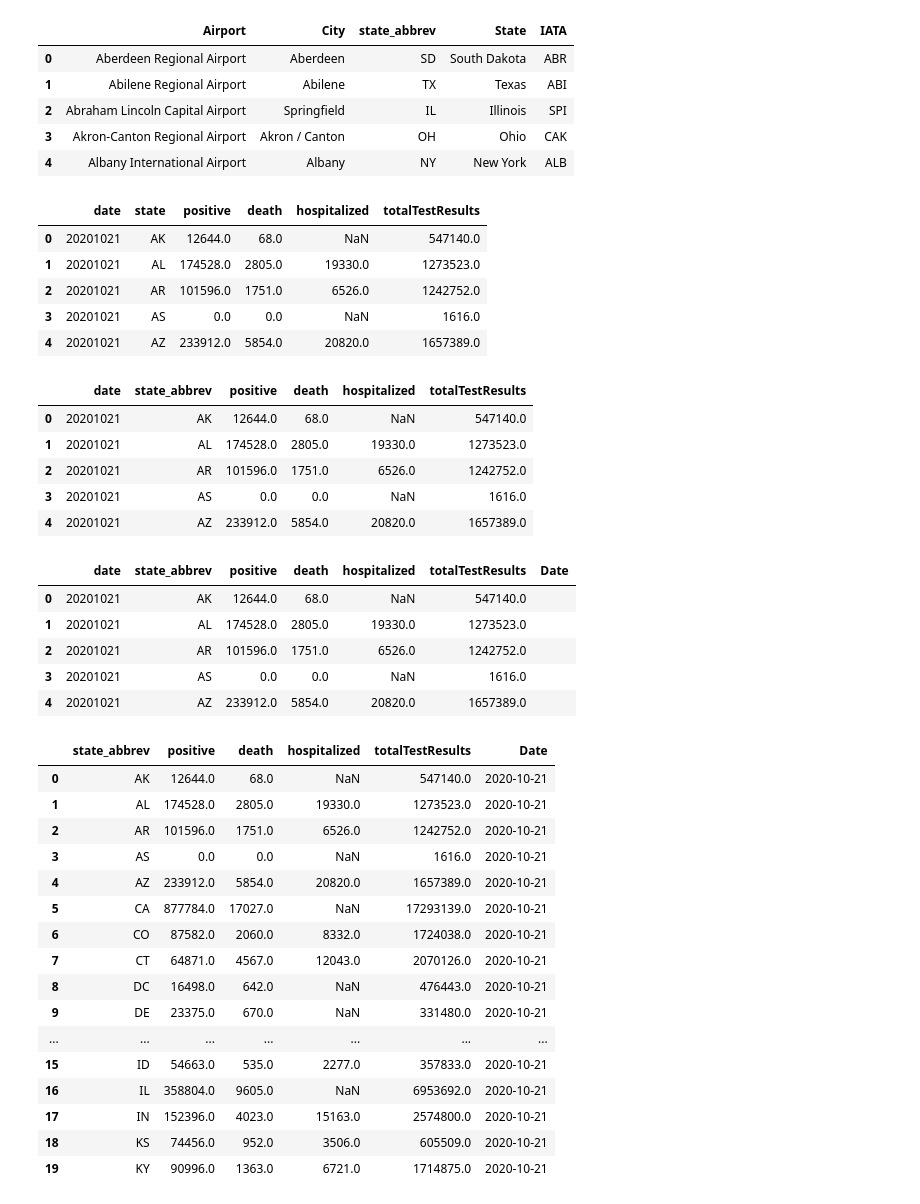
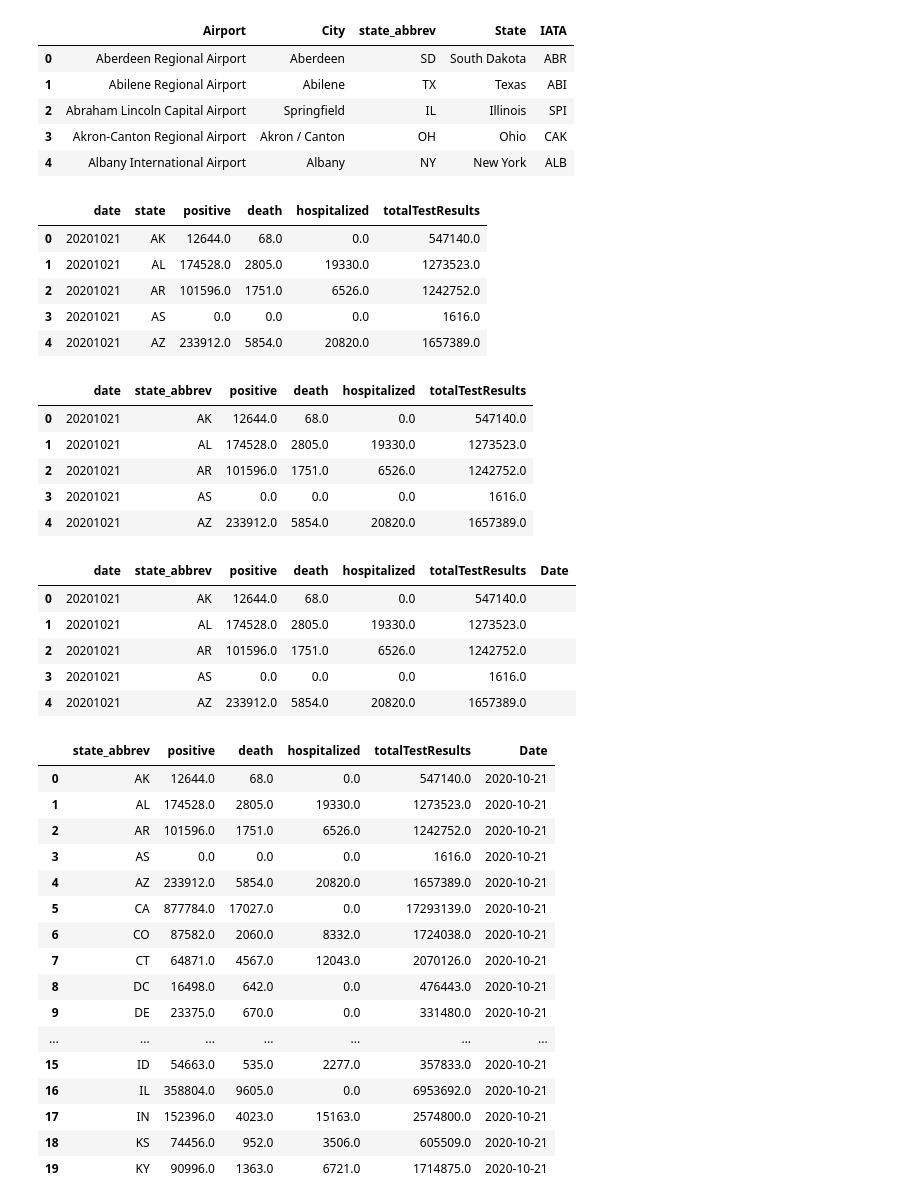
Before and after one commit to MersedehSP/Covid_Analyzer, a Jupyter notebook: Covid_Analysis_web_api.ipynb, the cells around one changed output. Saved outputs shown, nothing was run; the diff lists cells and outputs as text; code cells hidden in the pictures.

```diff
--- a/Covid_Analysis_web_api.ipynb
+++ b/Covid_Analysis_web_api.ipynb
@@ -64,40 +64,45 @@ states_abbrev_df.head()
 # %%
 # API Call for covid data
 covid_base_url = "https://api.covidtracking.com/v1/states/daily.json"
 response = requests.get(covid_base_url).json()
 
 #print(json.dumps(response, indent=4))
 
 # pull the data from a source df to a target df by creating a new df
 
 covid_df = pd.DataFrame(response, columns=['date', 'state', 'positive', 'death', 'hospitalized', 'totalTestResults'])
+
+#covid_df.fillna(0) replacing the NAN values with zero
+covid_df['hospitalized'] =covid_df['hospitalized'].fillna(0)
+
 covid_df.head()
 # %% [output]
 |  | date | state | positive | death | hospitalized | totalTestResults |
-| 0 | 20201021 | AK | 12644.0 | 68.0 | NaN | 547140.0 |
+| 0 | 20201021 | AK | 12644.0 | 68.0 | 0.0 | 547140.0 |
 | 1 | 20201021 | AL | 174528.0 | 2805.0 | 19330.0 | 1273523.0 |
 | 2 | 20201021 | AR | 101596.0 | 1751.0 | 6526.0 | 1242752.0 |
-| 3 | 20201021 | AS | 0.0 | 0.0 | NaN | 1616.0 |
+| 3 | 20201021 | AS | 0.0 | 0.0 | 0.0 | 1616.0 |
 | 4 | 20201021 | AZ | 233912.0 | 5854.0 | 20820.0 | 1657389.0 |
 # %%
 covid_df = covid_df.rename(columns = {'state': 'state_abbrev'})
+
 covid_df.head()
 # %% [output]
 |  | date | state_abbrev | positive | death | hospitalized | totalTestResults |
-| 0 | 20201021 | AK | 12644.0 | 68.0 | NaN | 547140.0 |
+| 0 | 20201021 | AK | 12644.0 | 68.0 | 0.0 | 547140.0 |
 | 1 | 20201021 | AL | 174528.0 | 2805.0 | 19330.0 | 1273523.0 |
 | 2 | 20201021 | AR | 101596.0 | 1751.0 | 6526.0 | 1242752.0 |
-| 3 | 20201021 | AS | 0.0 | 0.0 | NaN | 1616.0 |
+| 3 | 20201021 | AS | 0.0 | 0.0 | 0.0 | 1616.0 |
 | 4 | 20201021 | AZ | 233912.0 | 5854.0 | 20820.0 | 1657389.0 |
 # %%
 covid_df['Date'] = ''
 covid_df.head()
 # %% [output]
 |  | date | state_abbrev | positive | death | hospitalized | totalTestResults | Date |
-| 0 | 20201021 | AK | 12644.0 | 68.0 | NaN | 547140.0 |  |
+| 0 | 20201021 | AK | 12644.0 | 68.0 | 0.0 | 547140.0 |  |
 | 1 | 20201021 | AL | 174528.0 | 2805.0 | 19330.0 | 1273523.0 |  |
 | 2 | 20201021 | AR | 101596.0 | 1751.0 | 6526.0 | 1242752.0 |  |
-| 3 | 20201021 | AS | 0.0 | 0.0 | NaN | 1616.0 |  |
+| 3 | 20201021 | AS | 0.0 | 0.0 | 0.0 | 1616.0 |  |
 | 4 | 20201021 | AZ | 233912.0 | 5854.0 | 20820.0 | 1657389.0 |  |
 # %%
 
@@ -115,22 +120,23 @@ for x, y in covid_df.iterrows():
 
 
 covid_df = covid_df.drop('date', axis=1)
+
 covid_df.head(20)
 # %% [output]
 |  | state_abbrev | positive | death | hospitalized | totalTestResults | Date |
-| 0 | AK | 12644.0 | 68.0 | NaN | 547140.0 | 2020-10-21 |
+| 0 | AK | 12644.0 | 68.0 | 0.0 | 547140.0 | 2020-10-21 |
 | 1 | AL | 174528.0 | 2805.0 | 19330.0 | 1273523.0 | 2020-10-21 |
 | 2 | AR | 101596.0 | 1751.0 | 6526.0 | 1242752.0 | 2020-10-21 |
-| 3 | AS | 0.0 | 0.0 | NaN | 1616.0 | 2020-10-21 |
+| 3 | AS | 0.0 | 0.0 | 0.0 | 1616.0 | 2020-10-21 |
 | 4 | AZ | 233912.0 | 5854.0 | 20820.0 | 1657389.0 | 2020-10-21 |
-| 5 | CA | 877784.0 | 17027.0 | NaN | 17293139.0 | 2020-10-21 |
+| 5 | CA | 877784.0 | 17027.0 | 0.0 | 17293139.0 | 2020-10-21 |
 | 6 | CO | 87582.0 | 2060.0 | 8332.0 | 1724038.0 | 2020-10-21 |
 | 7 | CT | 64871.0 | 4567.0 | 12043.0 | 2070126.0 | 2020-10-21 |
-| 8 | DC | 16498.0 | 642.0 | NaN | 476443.0 | 2020-10-21 |
-| 9 | DE | 23375.0 | 670.0 | NaN | 331480.0 | 2020-10-21 |
+| 8 | DC | 16498.0 | 642.0 | 0.0 | 476443.0 | 2020-10-21 |
+| 9 | DE | 23375.0 | 670.0 | 0.0 | 331480.0 | 2020-10-21 |
 | ... | ... | ... | ... | ... | ... | ... |
 | 15 | ID | 54663.0 | 535.0 | 2277.0 | 357833.0 | 2020-10-21 |
-| 16 | IL | 358804.0 | 9605.0 | NaN | 6953692.0 | 2020-10-21 |
+| 16 | IL | 358804.0 | 9605.0 | 0.0 | 6953692.0 | 2020-10-21 |
 | 17 | IN | 152396.0 | 4023.0 | 15163.0 | 2574800.0 | 2020-10-21 |
 | 18 | KS | 74456.0 | 952.0 | 3506.0 | 605509.0 | 2020-10-21 |
 | 19 | KY | 90996.0 | 1363.0 | 6721.0 | 1714875.0 | 2020-10-21 |
```
Also changed, not shown: parts of 9 cells of this notebook, 1 other file.
